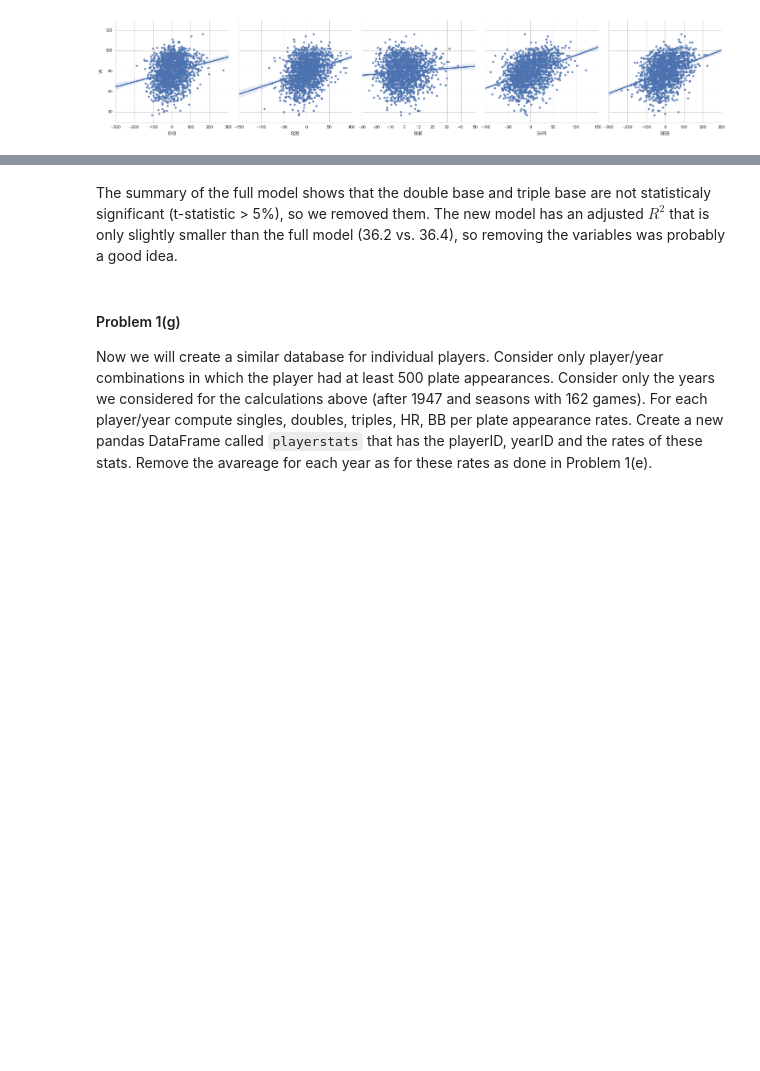
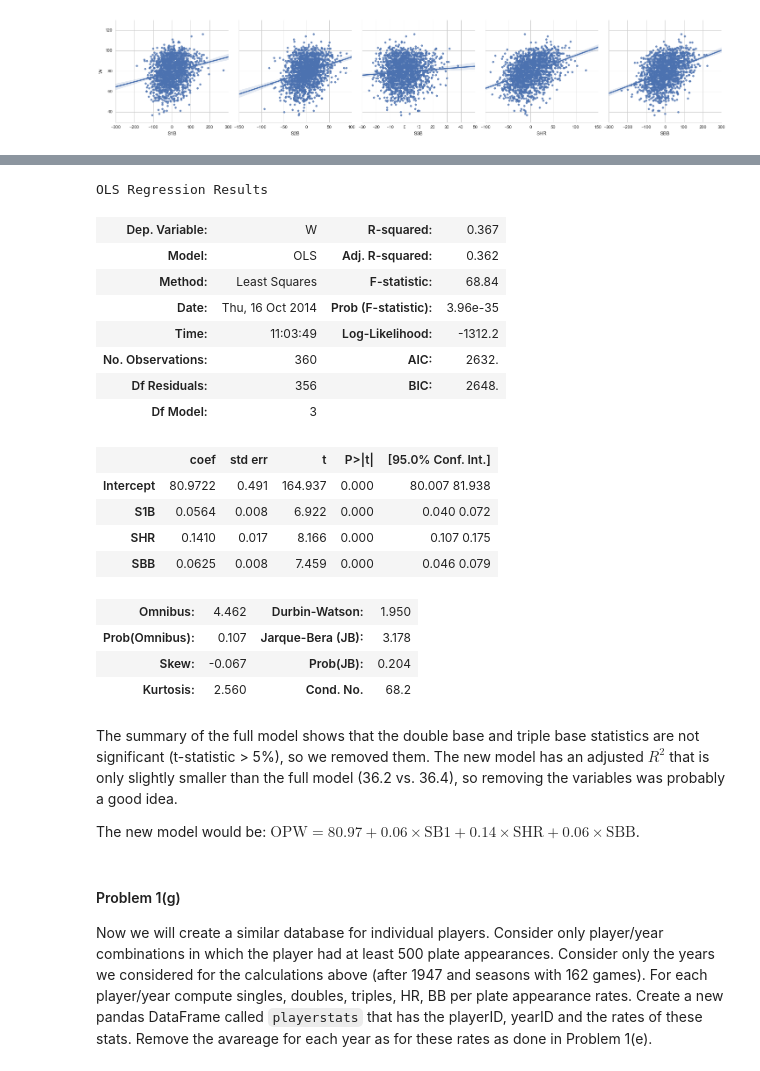
Before and after one commit to dimagalat/CSCI_E-109, a Jupyter notebook: homework/santos_n_hw3/HW3.ipynb, the cells around one changed output, grey strips where cells are left out. Cells and saved outputs as stored; diff of their text form; code cells hidden in the pictures; blank space fills up the shorter version.

```diff
--- a/homework/santos_n_hw3/HW3.ipynb
+++ b/homework/santos_n_hw3/HW3.ipynb
@@ -263,5 +285,28 @@ array([[  1.71562855e+00,   7.52831833e-01,  -8.32519209e-02,
+# %%
+sm.ols("W ~ S1B + SHR + SBB", stats_std_post_2002).fit().summary()
+# %% [output]
+OLS Regression Results
+| Dep. Variable: | W | R-squared: | 0.367 |
+| Model: | OLS | Adj. R-squared: | 0.362 |
+| Method: | Least Squares | F-statistic: | 68.84 |
+| Date: | Thu, 16 Oct 2014 | Prob (F-statistic): | 3.96e-35 |
+| Time: | 11:03:49 | Log-Likelihood: | -1312.2 |
+| No. Observations: | 360 | AIC: | 2632. |
+| Df Residuals: | 356 | BIC: | 2648. |
+| Df Model: | 3 |  |  |
+|  | coef | std err | t | P>|t| | [95.0% Conf. Int.] |
+| Intercept | 80.9722 | 0.491 | 164.937 | 0.000 | 80.007 81.938 |
+| S1B | 0.0564 | 0.008 | 6.922 | 0.000 | 0.040 0.072 |
+| SHR | 0.1410 | 0.017 | 8.166 | 0.000 | 0.107 0.175 |
+| SBB | 0.0625 | 0.008 | 7.459 | 0.000 | 0.046 0.079 |
+| Omnibus: | 4.462 | Durbin-Watson: | 1.950 |
+| Prob(Omnibus): | 0.107 | Jarque-Bera (JB): | 3.178 |
+| Skew: | -0.067 | Prob(JB): | 0.204 |
+| Kurtosis: | 2.560 | Cond. No. | 68.2 |
 # %% [markdown]
-The summary of the full model shows that the double base and triple base are not statisticaly significant (t-statistic > 5%), so we removed them. The new model has an adjusted $R^2$ that is only slightly smaller than the full model (36.2 vs. 36.4), so removing the variables was probably a good idea.
+The summary of the full model shows that the double base and triple base statistics are not significant (t-statistic > 5%), so we removed them. The new model has an adjusted $R^2$ that is only slightly smaller than the full model (36.2 vs. 36.4), so removing the variables was probably a good idea.
+
+The new model would be: $\text{OPW} = 80.97 + 0.06\times \text{SB1} + 0.14\times \text{SHR} + 0.06\times \text{SBB}$.
 # %% [markdown]
 #### Problem 1(g)
 
```
Also changed, not shown: parts of 27 cells of this notebook.
